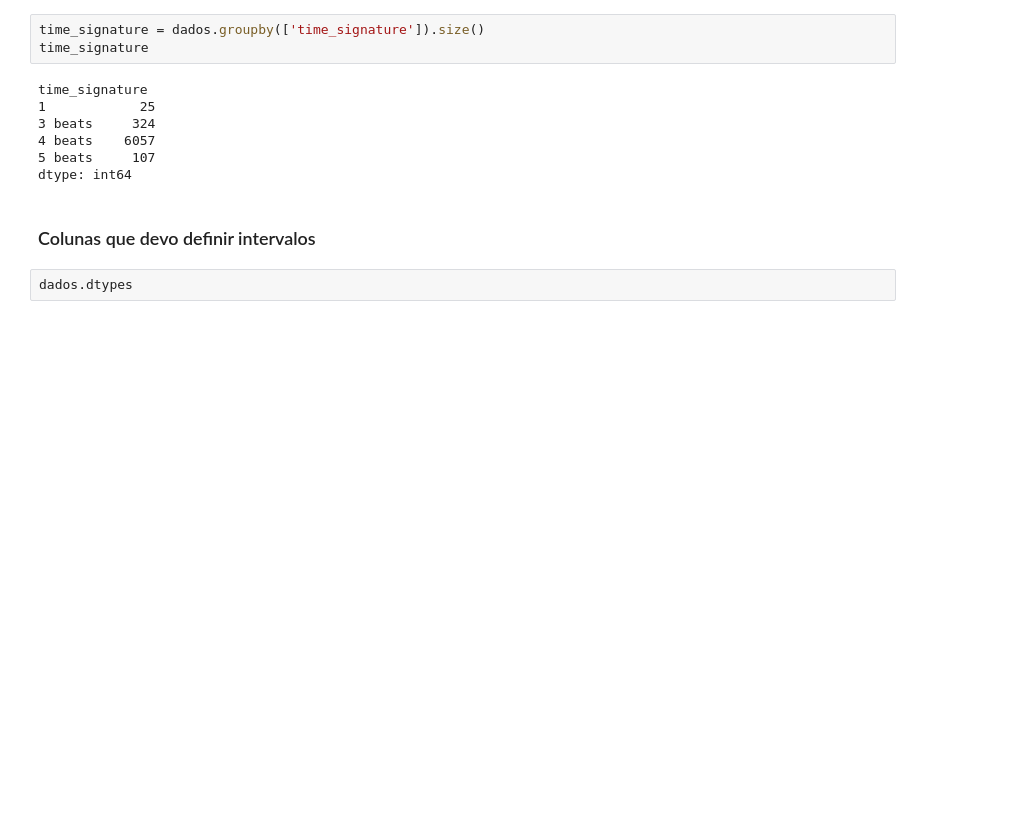
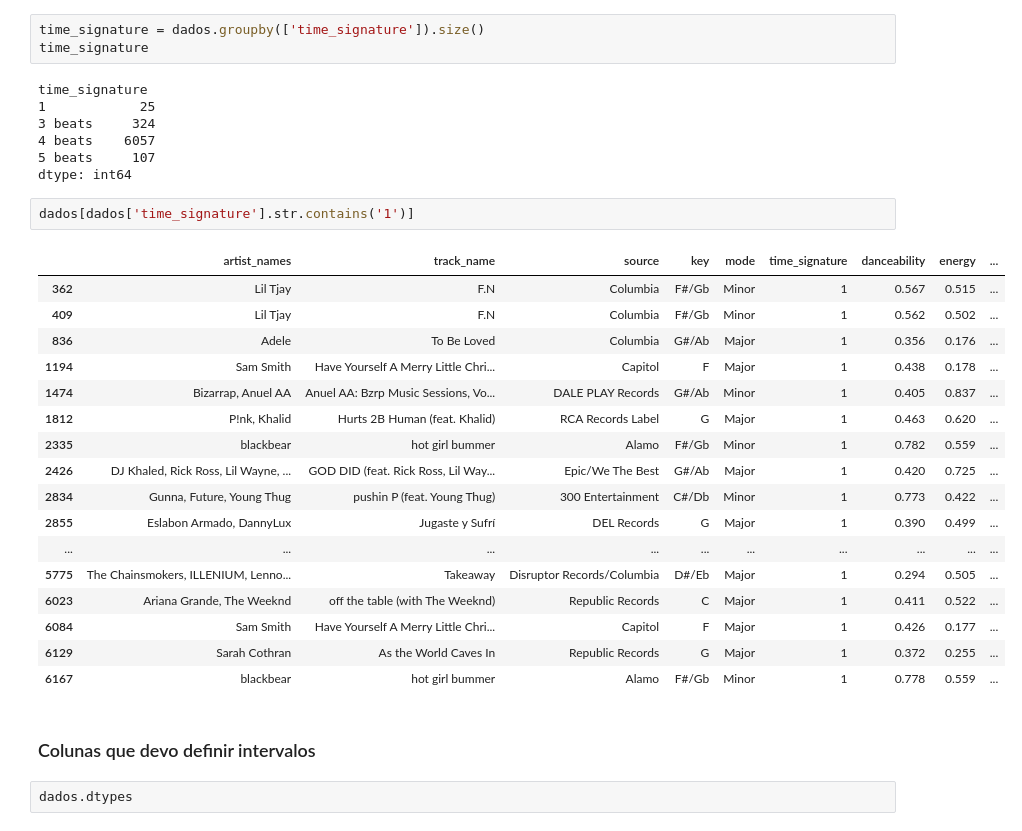
Before and after one commit to EandroC/ExplorandoPrincipaisMusicasDoSpotify, a Jupyter notebook: Untitled.ipynb, the cells around one changed output. Cells and saved outputs as stored; diff of their text form; blank space fills up the shorter version.

```diff
--- a/Untitled.ipynb
+++ b/Untitled.ipynb
@@ -262,6 +289,26 @@ time_signature
 4 beats    6057
 5 beats     107
 dtype: int64
+# %%
+dados[dados['time_signature'].str.contains('1')]
+# %% [output]
+|  | artist_names | track_name | source | key | mode | time_signature | danceability | energy | ... |
+| 362 | Lil Tjay | F.N | Columbia | F#/Gb | Minor | 1 | 0.567 | 0.515 | ... |
+| 409 | Lil Tjay | F.N | Columbia | F#/Gb | Minor | 1 | 0.562 | 0.502 | ... |
+| 836 | Adele | To Be Loved | Columbia | G#/Ab | Major | 1 | 0.356 | 0.176 | ... |
+| 1194 | Sam Smith | Have Yourself A Merry Little Chri... | Capitol | F | Major | 1 | 0.438 | 0.178 | ... |
+| 1474 | Bizarrap, Anuel AA | Anuel AA: Bzrp Music Sessions, Vo... | DALE PLAY Records | G#/Ab | Minor | 1 | 0.405 | 0.837 | ... |
+| 1812 | P!nk, Khalid | Hurts 2B Human (feat. Khalid) | RCA Records Label | G | Major | 1 | 0.463 | 0.620 | ... |
+| 2335 | blackbear | hot girl bummer | Alamo | F#/Gb | Minor | 1 | 0.782 | 0.559 | ... |
+| 2426 | DJ Khaled, Rick Ross, Lil Wayne, ... | GOD DID (feat. Rick Ross, Lil Way... | Epic/We The Best | G#/Ab | Major | 1 | 0.420 | 0.725 | ... |
+| 2834 | Gunna, Future, Young Thug | pushin P (feat. Young Thug) | 300 Entertainment | C#/Db | Minor | 1 | 0.773 | 0.422 | ... |
+| 2855 | Eslabon Armado, DannyLux | Jugaste y Sufrí | DEL Records | G | Major | 1 | 0.390 | 0.499 | ... |
+| ... | ... | ... | ... | ... | ... | ... | ... | ... | ... |
+| 5775 | The Chainsmokers, ILLENIUM, Lenno... | Takeaway | Disruptor Records/Columbia | D#/Eb | Major | 1 | 0.294 | 0.505 | ... |
+| 6023 | Ariana Grande, The Weeknd | off the table (with The Weeknd) | Republic Records | C | Major | 1 | 0.411 | 0.522 | ... |
+| 6084 | Sam Smith | Have Yourself A Merry Little Chri... | Capitol | F | Major | 1 | 0.426 | 0.177 | ... |
+| 6129 | Sarah Cothran | As the World Caves In | Republic Records | G | Major | 1 | 0.372 | 0.255 | ... |
+| 6167 | blackbear | hot girl bummer | Alamo | F#/Gb | Minor | 1 | 0.778 | 0.559 | ... |
 # %% [markdown]
 ### Colunas que devo definir intervalos
 # %%
```
Also changed, not shown: parts of 3 cells of this notebook.
